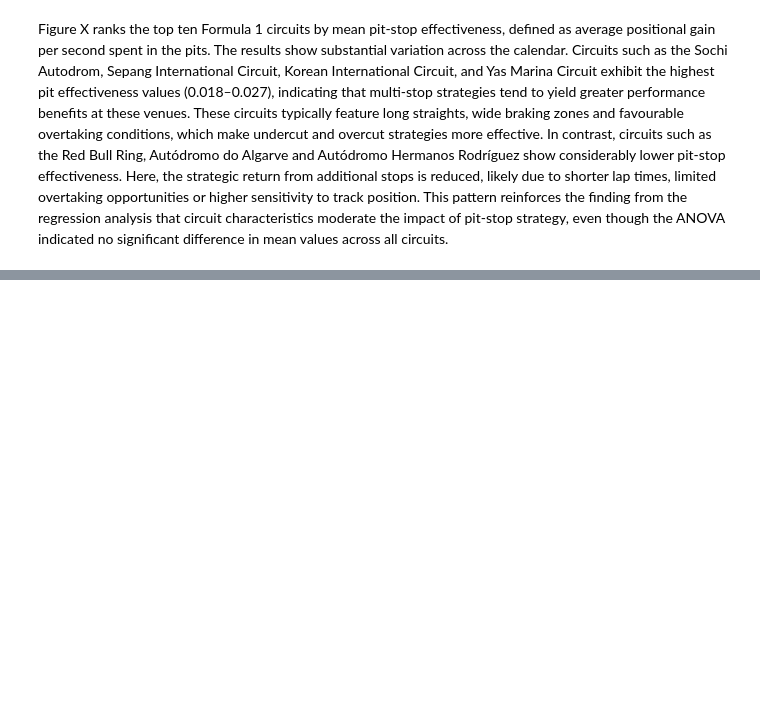
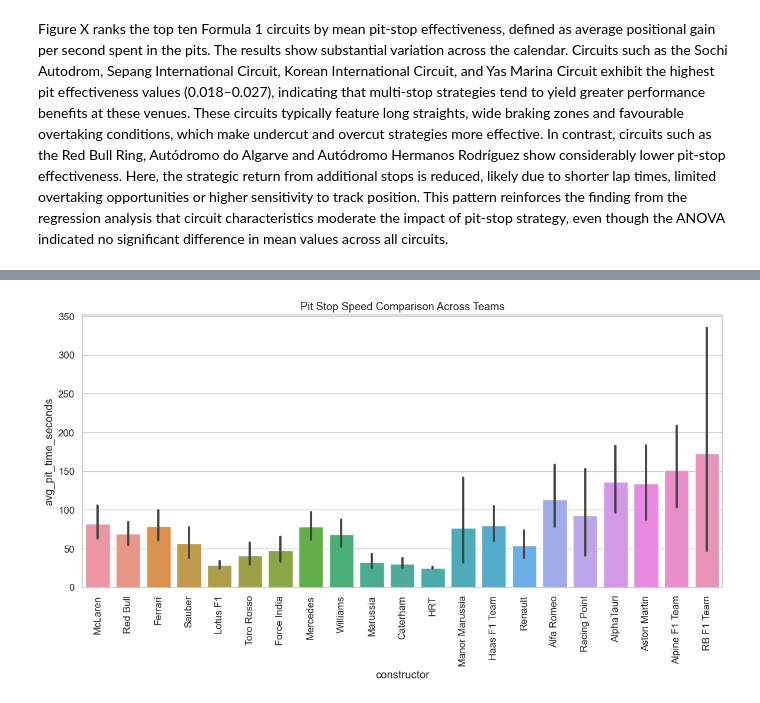
Before and after one commit to mahaejaz2699/Dissertation, a Jupyter notebook: data.ipynb, the cells around one changed output, grey strips where cells are left out. Drawn from its saved outputs; the diff is of its cells as text; code cells hidden in the pictures; blank space fills up the shorter version.

```diff
--- a/data.ipynb
+++ b/data.ipynb
@@ -2691,0 +2769,9 @@ The regression confirms that starting grid position remains the dominant predict
+# %%
+df['avg_pit_time_seconds'] = df['avg_pit_time']/1000
+plt.figure(figsize=(14,6))
+sns.barplot(x='constructor',y='avg_pit_time_seconds',data=df)
+plt.xticks(rotation=90)
+plt.title("Pit Stop Speed Comparison Across Teams")
+plt.show()
+# %% [output]
+[figure, added]
```
Also changed, not shown: parts of 56 cells of this notebook.
